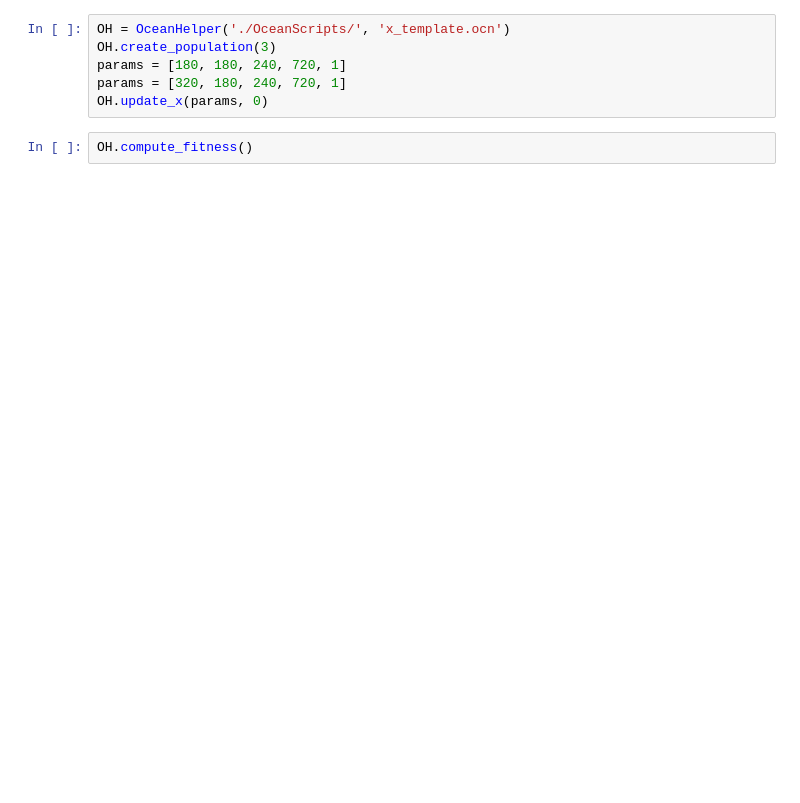
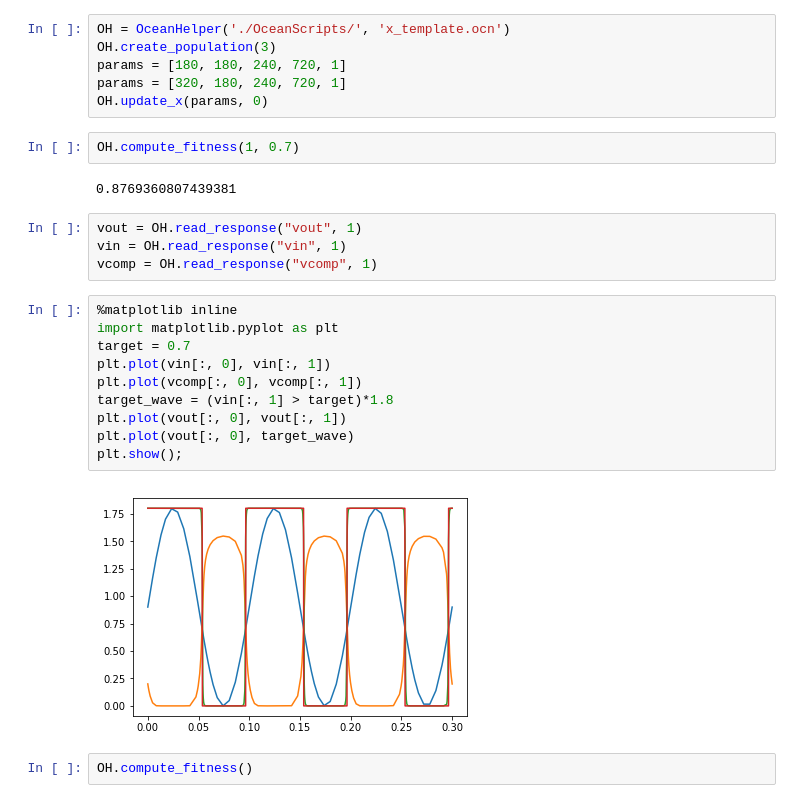
Before and after one commit to VRavaglia/TopEspCirc, a Jupyter notebook: Cadence_comp/comp.ipynb, the cells around one changed output. Drawn from its saved outputs; the diff is of its cells as text; blank space fills up the shorter version.

Commit message:
Fitness funcionando

```diff
--- a/Cadence_comp/comp.ipynb
+++ b/Cadence_comp/comp.ipynb
@@ -57,5 +84,25 @@ OH.create_population(3)
 params = [180, 180, 240, 720, 1]
 params = [320, 180, 240, 720, 1]
 OH.update_x(params, 0)
+# %%
+OH.compute_fitness(1, 0.7)
+# %% [output]
+0.8769360807439381
+# %%
+vout = OH.read_response("vout", 1)
+vin = OH.read_response("vin", 1)
+vcomp = OH.read_response("vcomp", 1)
+# %%
+%matplotlib inline
+import matplotlib.pyplot as plt
+target = 0.7
+plt.plot(vin[:, 0], vin[:, 1])
+plt.plot(vcomp[:, 0], vcomp[:, 1])
+target_wave = (vin[:, 1] > target)*1.8
+plt.plot(vout[:, 0], vout[:, 1])
+plt.plot(vout[:, 0], target_wave)
+plt.show();
+# %% [output]
+[figure, added]
 # %%
 OH.compute_fitness()
```
Also changed, not shown: parts of 1 cell of this notebook.
